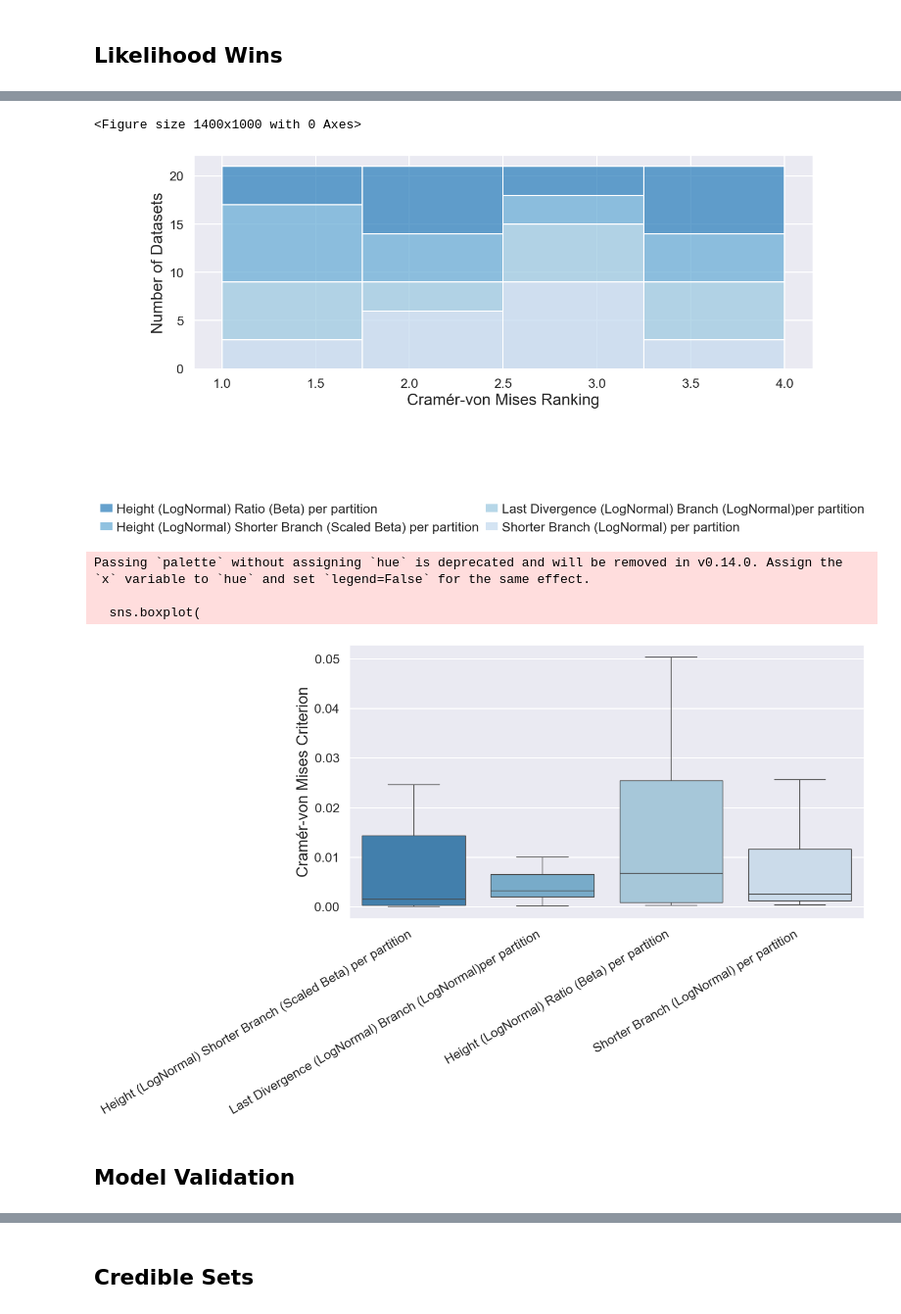
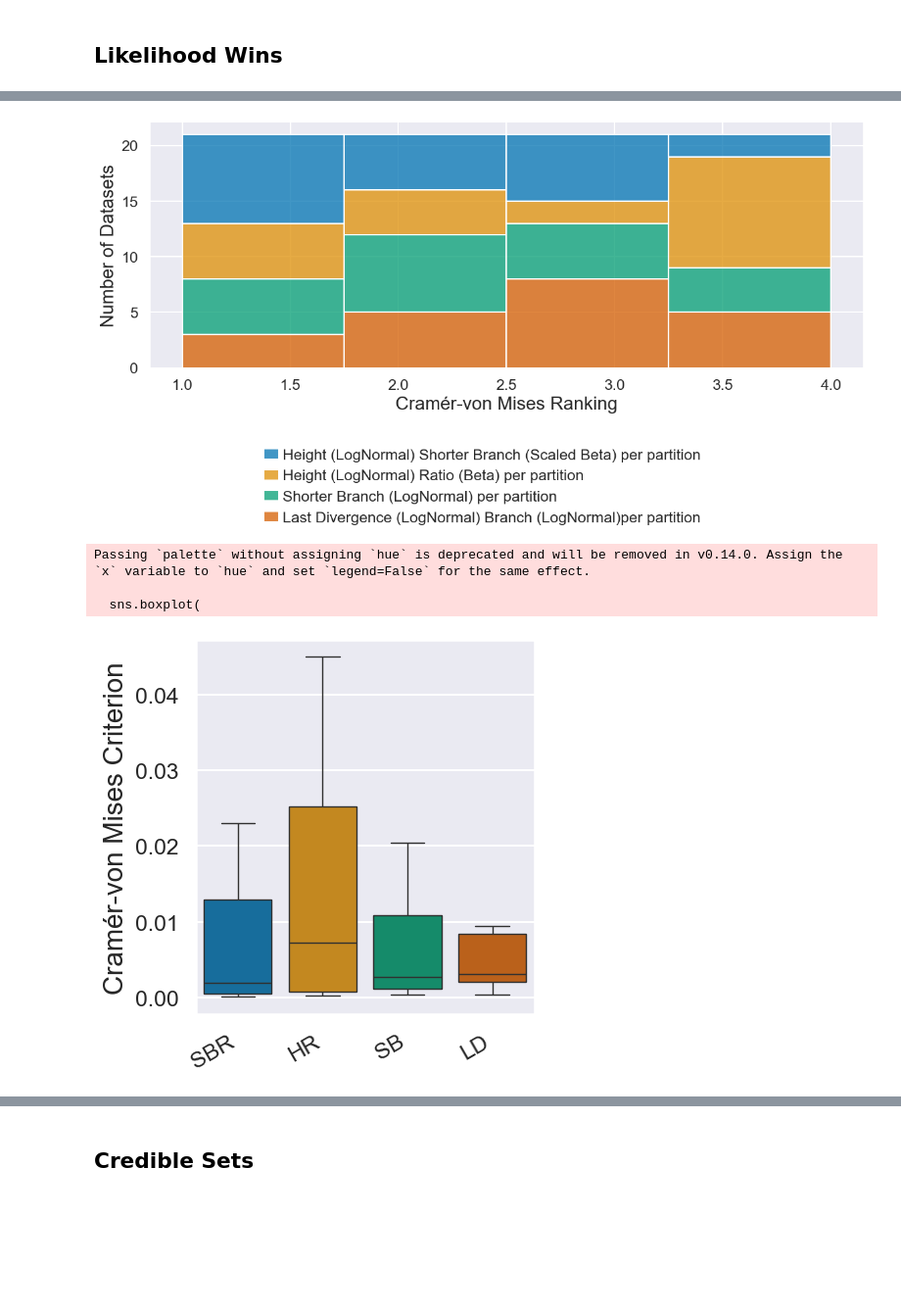
Before and after one commit to tochsner/ccd-validation, a Jupyter notebook: src/julia_analysis/julia_analysis.ipynb, the cells around one changed output, grey strips where cells are left out. Shown at 98% size. Cells and saved outputs as stored; diff of their text form; code cells hidden in the pictures; blank space fills up the shorter version.

```diff
--- a/src/julia_analysis/julia_analysis.ipynb
+++ b/src/julia_analysis/julia_analysis.ipynb
@@ -44,5 +50,5 @@ for stats_file in OUTPUT_PATH.glob(f"{PREFIX}*_stats.log"):
     stats_dfs.append(df)
 
 df_stats = pd.concat(stats_dfs)
-df_stats = df_stats[df_stats.distribution.isin(methods + ["-"])]
+df_stats = df_stats[df_stats.distribution.isin(models + ["-"])]
 num_methods = len(df_stats.distribution.unique())
@@ -51,10 +54,0 @@ num_methods = len(df_stats.distribution.unique())
-# %%
-metrics_per_file = (
-    df_stats[df_stats.metric.isin(["entropy", "tree_ess", "num_taxa"])]
-    .pivot(columns="metric", values="value", index="file")
-)
-entropy_per_file = df_stats[df_stats.metric == "entropy"].set_index("file").to_dict()["value"]
-# %%
-median_entropy = metrics_per_file.entropy.median()
-df_stats["entropy"] = df_stats.file.apply(entropy_per_file.get)
-df_stats["high_entropy"] = df_stats.entropy.apply(lambda e: e is np.nan or median_entropy < e)
@@ -154,39 +120,38 @@ Passing `palette` without assigning `hue` is deprecated and will be removed in v
+# %%
+df_cvm = df_stats[df_stats["metric"] == "cramer_von_mises"]
+df_cvm = df_cvm.sort_values("inverse_metric_rank")
+df_cvm = df_cvm.reset_index()
+df_cvm["distribution_short"] = df_cvm["distribution"].map(SHORT_MODEL_IDS.get)
 # %%
-df_cvm = df_stats[df_stats["metric"] == "cramer_von_mises"]
-df_cvm = df_cvm.sort_values("inverse_metric_rank")
-df_cvm = df_cvm.reset_index()
-
-plt.figure(figsize=(14,10))
-
 ax = sns.displot(
     data=df_cvm, x="inverse_metric_rank", hue="distribution", multiple='stack', bins=num_methods-1,
-    palette=palette, hue_order=methods
+    hue_order=models,
+    height=FIG_HEIGHT, aspect=FIG_WIDTH/FIG_HEIGHT
 )
 
 sns.move_legend(
-    ax, "lower center", bbox_to_anchor=(0.5, -0.4), ncol=2, title=None, frameon=False,
+    ax, "lower center", bbox_to_anchor=(0.5, -0.3), ncol=1, title=None, frameon=False,
     borderpad=0, columnspacing=0.5, handletextpad=0.25, handlelength=1.0,
 )
 plt.xlabel("Cramér-von Mises Ranking")
 plt.ylabel("Number of Datasets")
 
 plt.tight_layout()
 ax.savefig(PLOTS_PATH / f"{PLOT_PREFIX}-cvm-ranking.png", dpi=250)
 
 plt.show()
 # %% [output]
-<Figure size 1400x1000 with 0 Axes>
-[figure, old version]
+[figure, new version]
 # %%
-plt.figure(figsize=(14,9))
+plt.figure(figsize=(FIG_WIDTH, FIG_HEIGHT))
 
 sns.boxplot(
     data=df_cvm,
-    x="distribution",
+    x="distribution_short",
     y="value",
     showfliers=False,
-    palette=palette,
-    hue_order=methods
+    order=short_models,
+    palette=palette
 )
 
 plt.xticks(rotation=30, ha="right")
@@ -195,11 +160,9 @@ plt.xlabel(None)
 plt.ylabel("Cramér-von Mises Criterion")
 
 plt.tight_layout()
-plt.savefig(PLOTS_PATH / f"{PLOT_PREFIX}-cvm.png", dpi=250)
+plt.savefig(PLOTS_PATH / f"{PLOT_PREFIX}-cvm.svg")
 # %% [output]
 Passing `palette` without assigning `hue` is deprecated and will be removed in v0.14.0. Assign the `x` variable to `hue` and set `legend=False` for the same effect.
 
   sns.boxplot(
-[figure, old version]
+[figure, new version]
-# %% [markdown]
-## Model Validation
```
Also changed, not shown: parts of 21 cells of this notebook, 4 other files.
